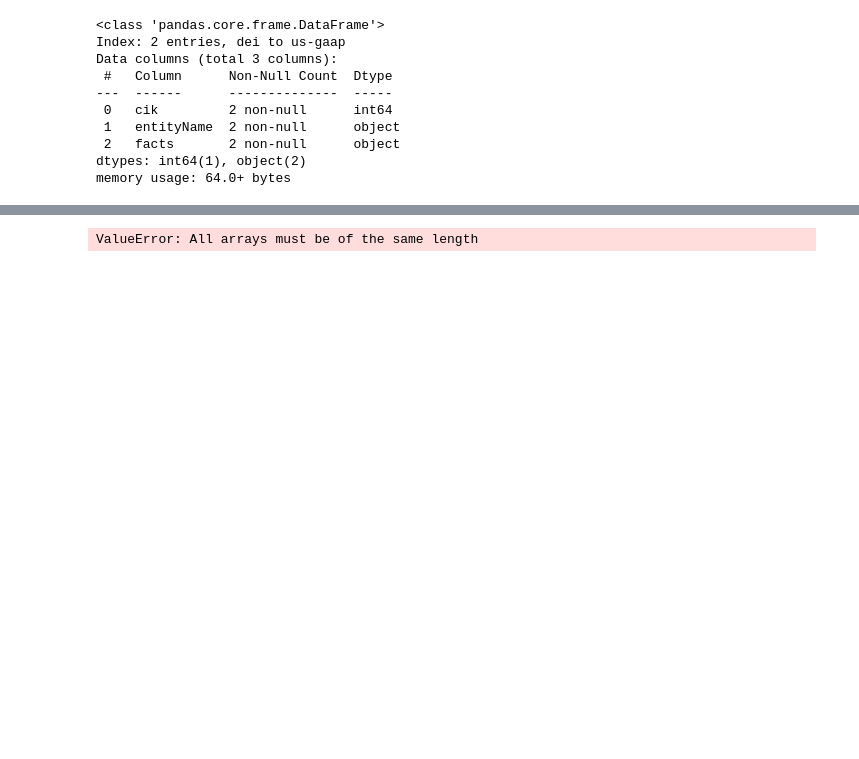
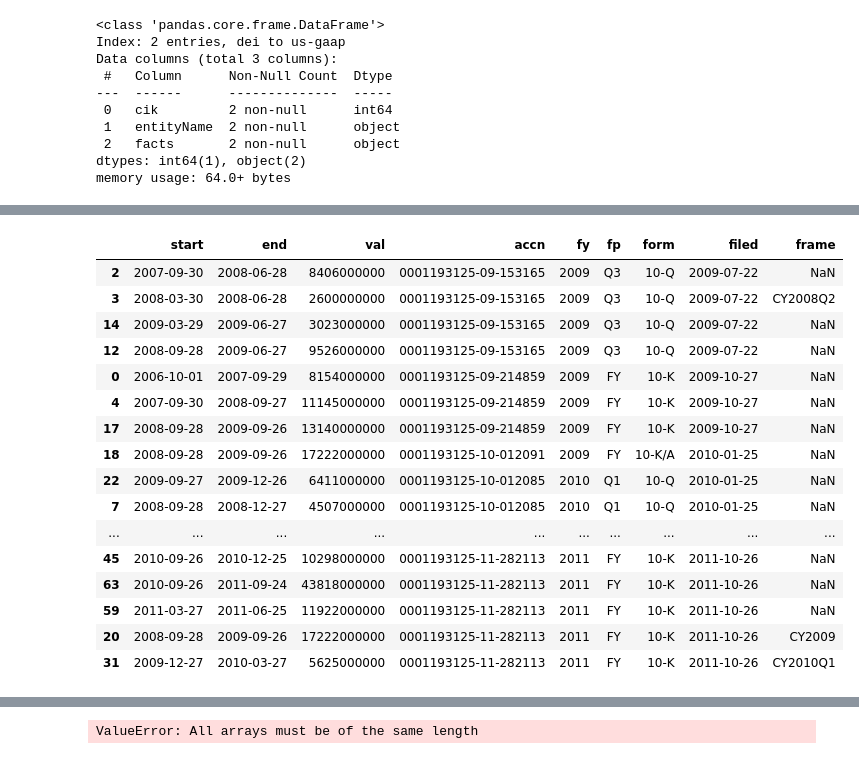
Before and after one commit to AlgoTech-Capital-Management/AlgoSeekNotebooks, a Jupyter notebook: 1_Introduction.ipynb, the cells around one changed output, grey strips where cells are left out. Drawn from its saved outputs; the diff is of its cells as text; code cells hidden in the pictures; blank space fills up the shorter version.

```diff
--- a/1_Introduction.ipynb
+++ b/1_Introduction.ipynb
@@ -439,0 +596,6 @@ aapl_company_facts.iloc['facts']['us-gaap'].keys()
+# %%
+aapl_assets = pd.json_normalize(aapl_company_facts.loc['us-gaap']['facts']['Assets']['units']['USD'])
+aapl_profit = pd.json_normalize(aapl_company_facts.loc['us-gaap']['facts']['GrossProfit']['units']['USD'])
+aapl_op_exp = pd.json_normalize(aapl_company_facts.loc['us-gaap']['facts']['OperatingExpenses']['units']['USD'])
+aapl_long_debt = pd.json_normalize(aapl_company_facts.loc['us-gaap']['facts']['LongTermDebt']['units']['USD'])
+aapl_rev = pd.json_normalize(aapl_company_facts.loc['us-gaap']['facts']['Revenues']['units']['USD'])
@@ -439,0 +622,20 @@ aapl_company_facts.iloc['facts']['us-gaap'].keys()
+# %%
+aapl_profit.sort_values('filed').head(50)
+# %% [output]
+|  | start | end | val | accn | fy | fp | form | filed | frame |
+| 2 | 2007-09-30 | 2008-06-28 | 8406000000 | 0001193125-09-153165 | 2009 | Q3 | 10-Q | 2009-07-22 | NaN |
+| 3 | 2008-03-30 | 2008-06-28 | 2600000000 | 0001193125-09-153165 | 2009 | Q3 | 10-Q | 2009-07-22 | CY2008Q2 |
+| 14 | 2009-03-29 | 2009-06-27 | 3023000000 | 0001193125-09-153165 | 2009 | Q3 | 10-Q | 2009-07-22 | NaN |
+| 12 | 2008-09-28 | 2009-06-27 | 9526000000 | 0001193125-09-153165 | 2009 | Q3 | 10-Q | 2009-07-22 | NaN |
+| 0 | 2006-10-01 | 2007-09-29 | 8154000000 | 0001193125-09-214859 | 2009 | FY | 10-K | 2009-10-27 | NaN |
+| 4 | 2007-09-30 | 2008-09-27 | 11145000000 | 0001193125-09-214859 | 2009 | FY | 10-K | 2009-10-27 | NaN |
+| 17 | 2008-09-28 | 2009-09-26 | 13140000000 | 0001193125-09-214859 | 2009 | FY | 10-K | 2009-10-27 | NaN |
+| 18 | 2008-09-28 | 2009-09-26 | 17222000000 | 0001193125-10-012091 | 2009 | FY | 10-K/A | 2010-01-25 | NaN |
+| 22 | 2009-09-27 | 2009-12-26 | 6411000000 | 0001193125-10-012085 | 2010 | Q1 | 10-Q | 2010-01-25 | NaN |
+| 7 | 2008-09-28 | 2008-12-27 | 4507000000 | 0001193125-10-012085 | 2010 | Q1 | 10-Q | 2010-01-25 | NaN |
+| ... | ... | ... | ... | ... | ... | ... | ... | ... | ... |
+| 45 | 2010-09-26 | 2010-12-25 | 10298000000 | 0001193125-11-282113 | 2011 | FY | 10-K | 2011-10-26 | NaN |
+| 63 | 2010-09-26 | 2011-09-24 | 43818000000 | 0001193125-11-282113 | 2011 | FY | 10-K | 2011-10-26 | NaN |
+| 59 | 2011-03-27 | 2011-06-25 | 11922000000 | 0001193125-11-282113 | 2011 | FY | 10-K | 2011-10-26 | NaN |
+| 20 | 2008-09-28 | 2009-09-26 | 17222000000 | 0001193125-11-282113 | 2011 | FY | 10-K | 2011-10-26 | CY2009 |
+| 31 | 2009-12-27 | 2010-03-27 | 5625000000 | 0001193125-11-282113 | 2011 | FY | 10-K | 2011-10-26 | CY2010Q1 |
```
Also changed, not shown: parts of 27 cells of this notebook, 2 other files.
